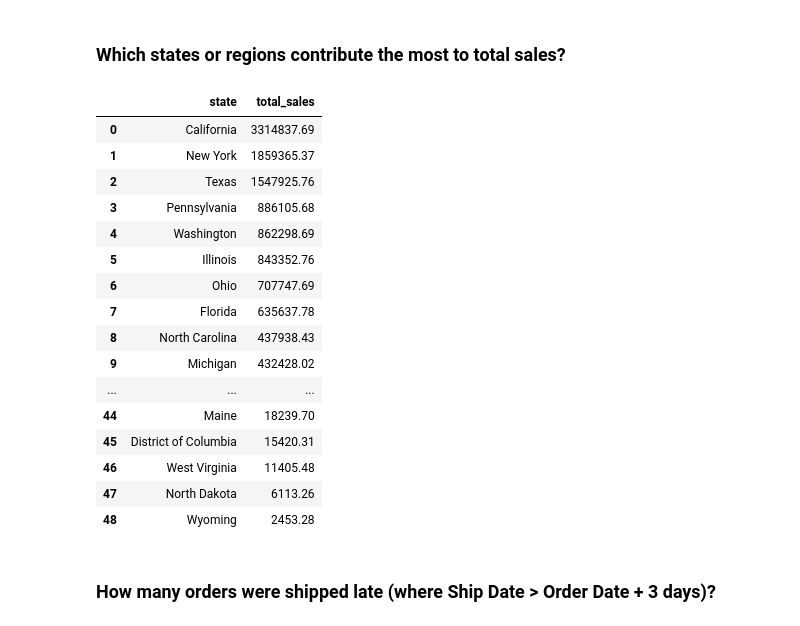
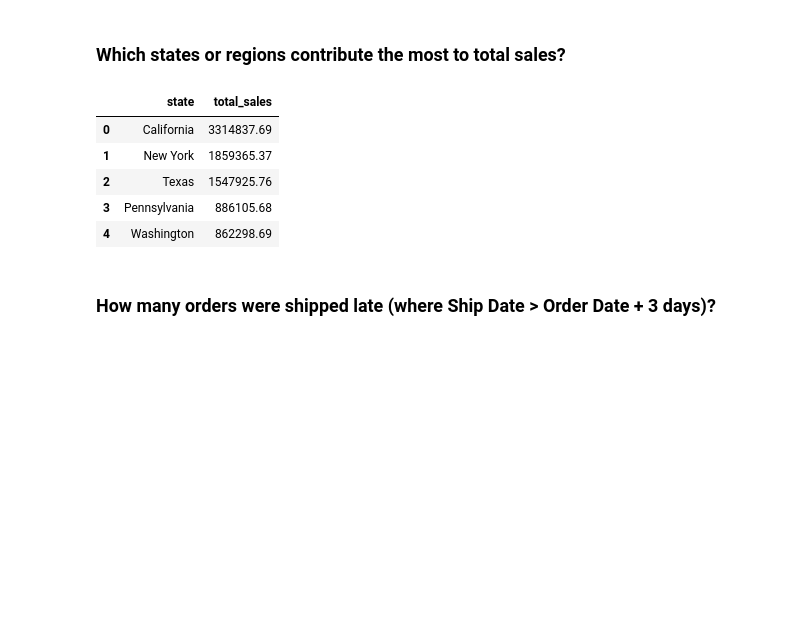
Before and after one commit to notepadnomad/DataAnalysisModule3, a Jupyter notebook: Week4/notebooks/superstore_sales_workflow.ipynb, the cells around one changed output. Cells and saved outputs as stored; diff of their text form; code cells hidden in the pictures; blank space fills up the shorter version.

```diff
--- a/Week4/notebooks/superstore_sales_workflow.ipynb
+++ b/Week4/notebooks/superstore_sales_workflow.ipynb
@@ -270,34 +270,24 @@ result4
 # %%
 query5 = """
 SELECT
     c.state,
     ROUND(SUM(od.Sales), 2) AS total_sales
 FROM customers c
 JOIN orders o ON c.customer_id = o.customer_id
 JOIN order_details od ON o.order_id = od.order_id
 GROUP BY c.state
-ORDER BY total_sales DESC;
+ORDER BY total_sales DESC
+LIMIT 5;
 """
 result5 = pd.read_sql(query5, conn)
 result5
 # %% [output]
 |  | state | total_sales |
 | 0 | California | 3314837.69 |
 | 1 | New York | 1859365.37 |
 | 2 | Texas | 1547925.76 |
 | 3 | Pennsylvania | 886105.68 |
 | 4 | Washington | 862298.69 |
-| 5 | Illinois | 843352.76 |
-| 6 | Ohio | 707747.69 |
-| 7 | Florida | 635637.78 |
-| 8 | North Carolina | 437938.43 |
-| 9 | Michigan | 432428.02 |
-| ... | ... | ... |
-| 44 | Maine | 18239.70 |
-| 45 | District of Columbia | 15420.31 |
-| 46 | West Virginia | 11405.48 |
-| 47 | North Dakota | 6113.26 |
-| 48 | Wyoming | 2453.28 |
 # %% [markdown]
 ### How many orders were shipped late (where Ship Date > Order Date + 3 days)?
 # %%
```
Also changed, not shown: parts of 9 cells of this notebook.
